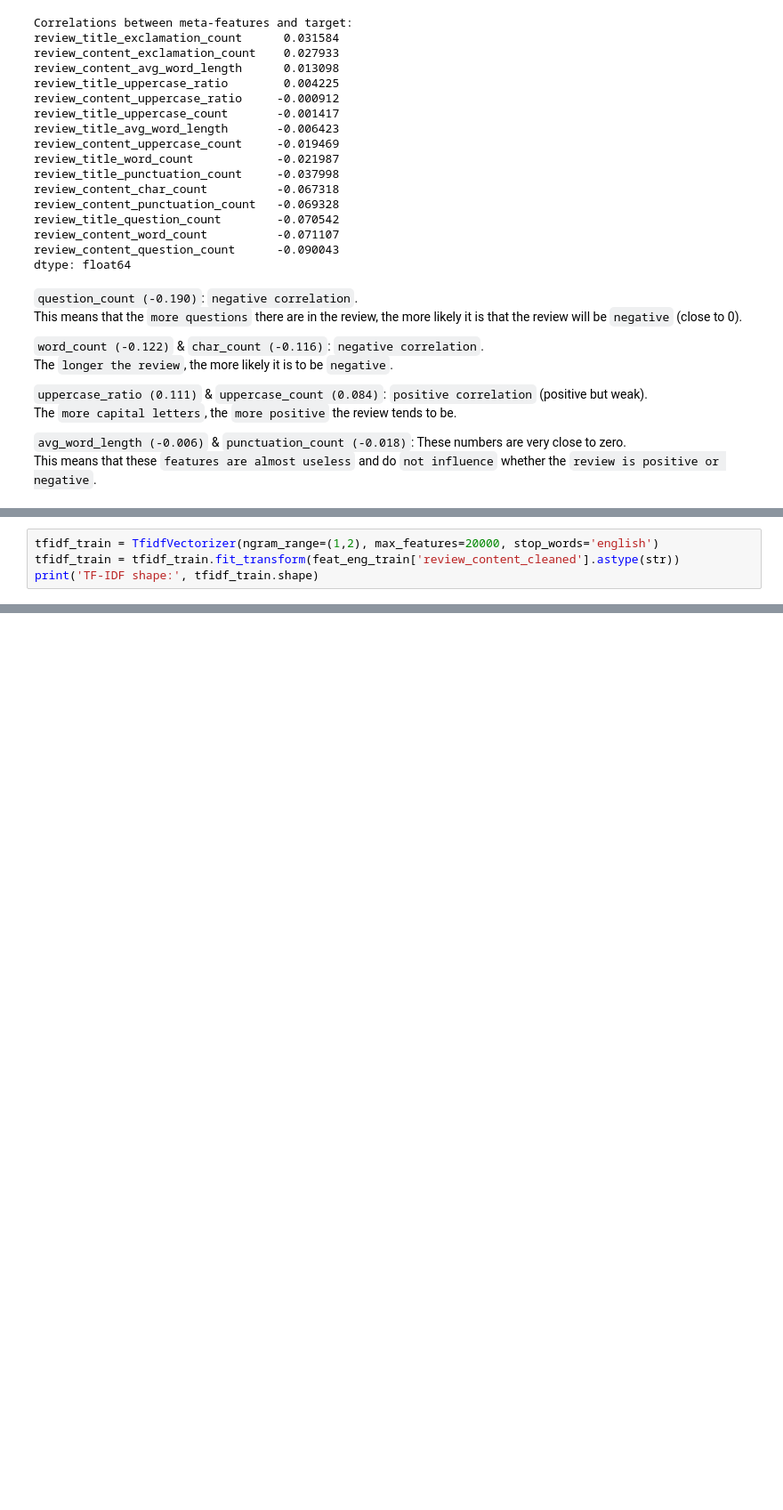
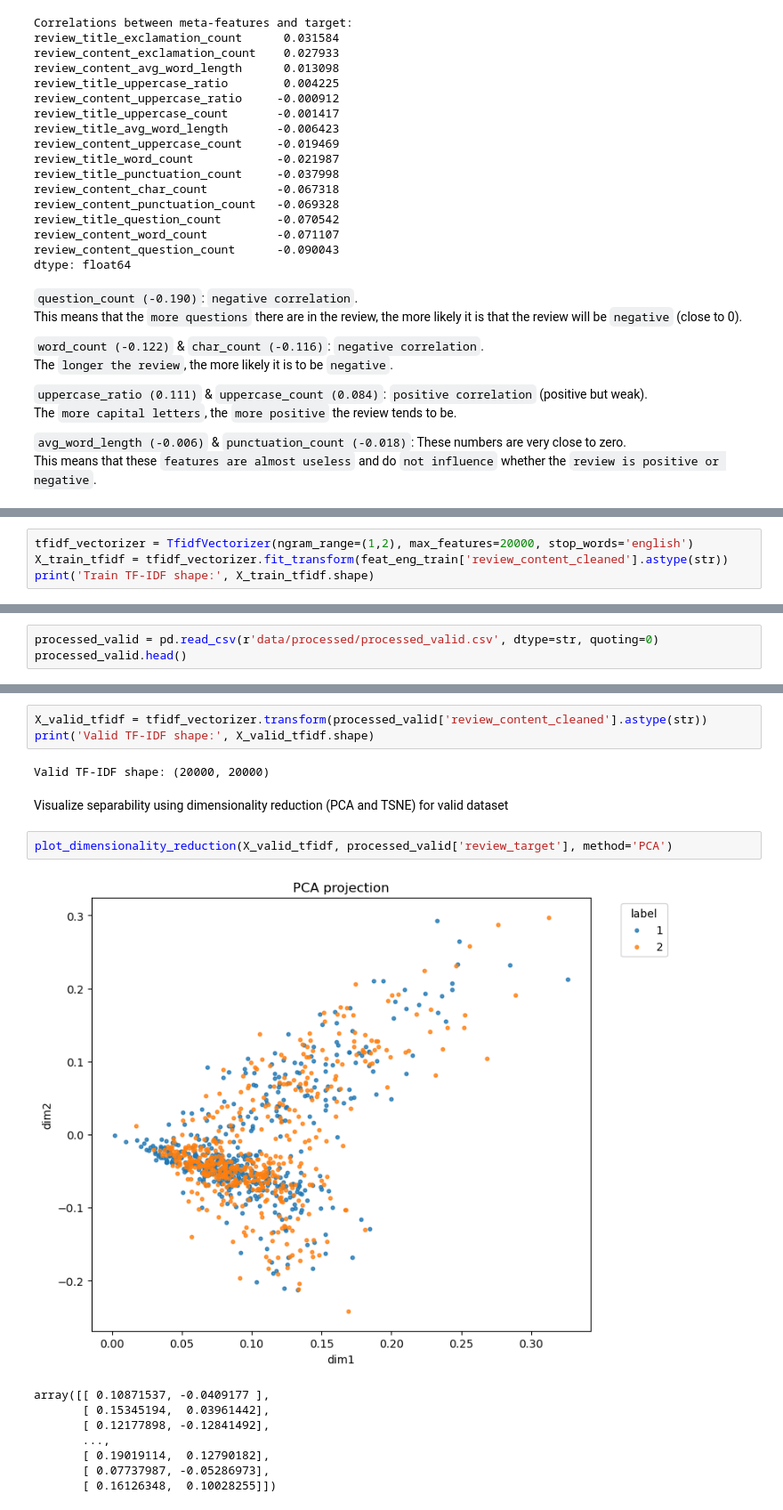
Before and after one commit to elsayedelmandoh/sentiment-sleuth, a Jupyter notebook: notebooks/04_feature_engineering.ipynb, the cells around one changed output, grey strips where cells are left out. Shown at 89% size. Drawn from its saved outputs; the diff is of its cells as text; blank space fills up the shorter version.

Commit message:
update valid test steps

```diff
--- a/notebooks/04_feature_engineering.ipynb
+++ b/notebooks/04_feature_engineering.ipynb
@@ -225,5 +211,5 @@ Visualize separability using dimensionality reduction (PCA or TSNE)
 # %%
-tfidf_train = TfidfVectorizer(ngram_range=(1,2), max_features=20000, stop_words='english')
-tfidf_train = tfidf_train.fit_transform(feat_eng_train['review_content_cleaned'].astype(str))
-print('TF-IDF shape:', tfidf_train.shape)
+tfidf_vectorizer = TfidfVectorizer(ngram_range=(1,2), max_features=20000, stop_words='english')
+X_train_tfidf = tfidf_vectorizer.fit_transform(feat_eng_train['review_content_cleaned'].astype(str))
+print('Train TF-IDF shape:', X_train_tfidf.shape)
 # %% [output]
@@ -252,0 +243,3 @@ array([[ -1.2793605,  -1.6586918],
+# %%
+processed_valid = pd.read_csv(r'data/processed/processed_valid.csv', dtype=str, quoting=0)
+processed_valid.head()
@@ -252,0 +268,18 @@ array([[ -1.2793605,  -1.6586918],
+# %%
+X_valid_tfidf = tfidf_vectorizer.transform(processed_valid['review_content_cleaned'].astype(str))
+print('Valid TF-IDF shape:', X_valid_tfidf.shape)
+# %% [output]
+Valid TF-IDF shape: (20000, 20000)
+# %% [markdown]
+Visualize separability using dimensionality reduction (PCA and TSNE) for valid dataset
+# %%
+plot_dimensionality_reduction(X_valid_tfidf, processed_valid['review_target'], method='PCA')
+# %% [output]
+[figure, added]
+array([[ 0.10871537, -0.0409177 ],
+       [ 0.15345194,  0.03961442],
+       [ 0.12177898, -0.12841492],
+       ...,
+       [ 0.19019114,  0.12790182],
+       [ 0.07737987, -0.05286973],
+       [ 0.16126348,  0.10028255]])
```
Also changed, not shown: parts of 28 cells of this notebook, 7 other files.
